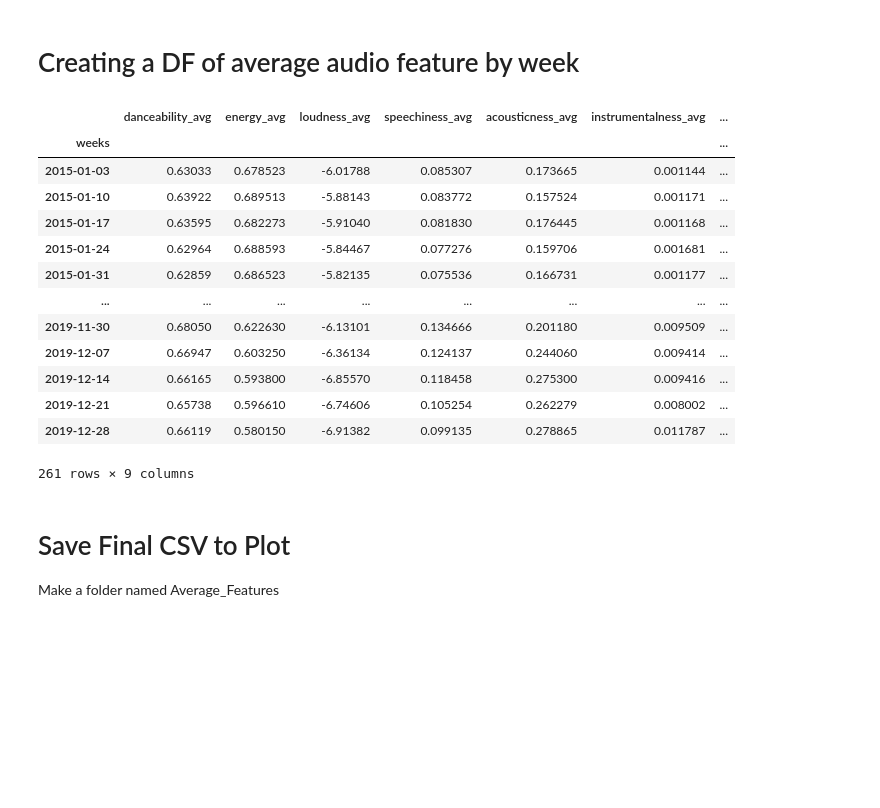
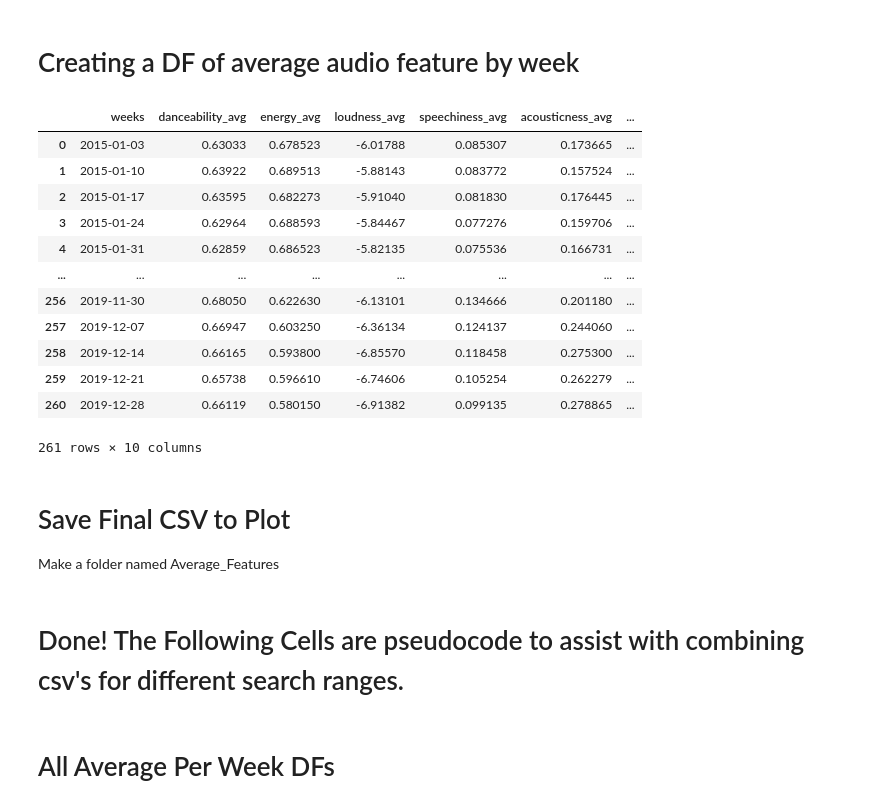
Before and after one commit to TaylorVellios/Spotify_and_the_Billboard_100, a Jupyter notebook: Spotify_and_Billboard.ipynb, the cells around one changed output. Drawn from its saved outputs; the diff is of its cells as text; code cells hidden in the pictures; blank space fills up the shorter version.

```diff
--- a/Spotify_and_Billboard.ipynb
+++ b/Spotify_and_Billboard.ipynb
@@ -13,6 +13,7 @@ sp = spotipy.Spotify(auth_manager=SpotifyClientCredentials(client_id=client_id,
 # %%
 billboard = 'Clean_Billboard.csv'
 billboard_df = pd.read_csv(billboard)
+billboard_df['date'] = pd.to_datetime(billboard_df['date'])
 billboard_df
 # %% [output]
 |  | date | rank | song | artist | last-week | peak-rank | weeks-on-board |
@@ -340,3 +354,3 @@ for i in replace_these:
 # %%
-#this cell should output an empty dataframe
-spotify_billboard[spotify_billboard['spotify_id'].isna()]
+#drop any titles that were 'passed' in the manual search
+spotify_billboard = spotify_billboard.dropna()
@@ -501,24 +513,28 @@ average_audio_features = average_audio_features.rename(columns={'danceability':'
                                                                         'valence':'valence_avg',
                                                                         'tempo':'tempo_avg'})
 # %%
+average_audio_features = average_audio_features.reset_index()
 average_audio_features
 # %% [output]
-|  | danceability_avg | energy_avg | loudness_avg | speechiness_avg | acousticness_avg | instrumentalness_avg | ... |
-| weeks |  |  |  |  |  |  | ... |
-| 2015-01-03 | 0.63033 | 0.678523 | -6.01788 | 0.085307 | 0.173665 | 0.001144 | ... |
-| 2015-01-10 | 0.63922 | 0.689513 | -5.88143 | 0.083772 | 0.157524 | 0.001171 | ... |
-| 2015-01-17 | 0.63595 | 0.682273 | -5.91040 | 0.081830 | 0.176445 | 0.001168 | ... |
-| 2015-01-24 | 0.62964 | 0.688593 | -5.84467 | 0.077276 | 0.159706 | 0.001681 | ... |
-| 2015-01-31 | 0.62859 | 0.686523 | -5.82135 | 0.075536 | 0.166731 | 0.001177 | ... |
+|  | weeks | danceability_avg | energy_avg | loudness_avg | speechiness_avg | acousticness_avg | ... |
+| 0 | 2015-01-03 | 0.63033 | 0.678523 | -6.01788 | 0.085307 | 0.173665 | ... |
+| 1 | 2015-01-10 | 0.63922 | 0.689513 | -5.88143 | 0.083772 | 0.157524 | ... |
+| 2 | 2015-01-17 | 0.63595 | 0.682273 | -5.91040 | 0.081830 | 0.176445 | ... |
+| 3 | 2015-01-24 | 0.62964 | 0.688593 | -5.84467 | 0.077276 | 0.159706 | ... |
+| 4 | 2015-01-31 | 0.62859 | 0.686523 | -5.82135 | 0.075536 | 0.166731 | ... |
 | ... | ... | ... | ... | ... | ... | ... | ... |
-| 2019-11-30 | 0.68050 | 0.622630 | -6.13101 | 0.134666 | 0.201180 | 0.009509 | ... |
-| 2019-12-07 | 0.66947 | 0.603250 | -6.36134 | 0.124137 | 0.244060 | 0.009414 | ... |
-| 2019-12-14 | 0.66165 | 0.593800 | -6.85570 | 0.118458 | 0.275300 | 0.009416 | ... |
-| 2019-12-21 | 0.65738 | 0.596610 | -6.74606 | 0.105254 | 0.262279 | 0.008002 | ... |
-| 2019-12-28 | 0.66119 | 0.580150 | -6.91382 | 0.099135 | 0.278865 | 0.011787 | ... |
+| 256 | 2019-11-30 | 0.68050 | 0.622630 | -6.13101 | 0.134666 | 0.201180 | ... |
+| 257 | 2019-12-07 | 0.66947 | 0.603250 | -6.36134 | 0.124137 | 0.244060 | ... |
+| 258 | 2019-12-14 | 0.66165 | 0.593800 | -6.85570 | 0.118458 | 0.275300 | ... |
+| 259 | 2019-12-21 | 0.65738 | 0.596610 | -6.74606 | 0.105254 | 0.262279 | ... |
+| 260 | 2019-12-28 | 0.66119 | 0.580150 | -6.91382 | 0.099135 | 0.278865 | ... |
-261 rows × 9 columns
+261 rows × 10 columns
 # %% [markdown]
 # Save Final CSV to Plot
 Make a folder named Average_Features
 # %%
 average_audio_features.to_csv(f'Average_Features/avg_audio_features({filter_range})_4.27.csv', index=False)
+# %% [markdown]
+# Done! The Following Cells are pseudocode to assist with combining csv's for different search ranges.
+# %% [markdown]
+# All Average Per Week DFs
```
Also changed, not shown: parts of 37 cells of this notebook.
